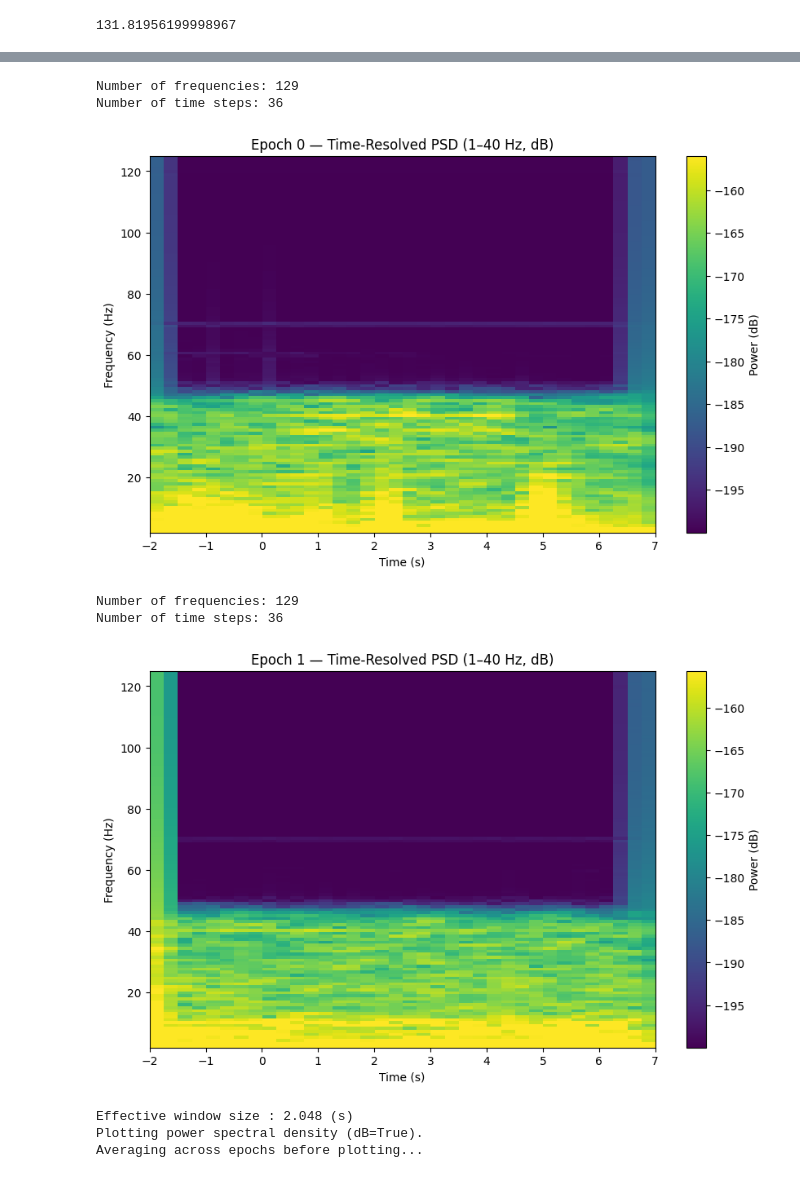
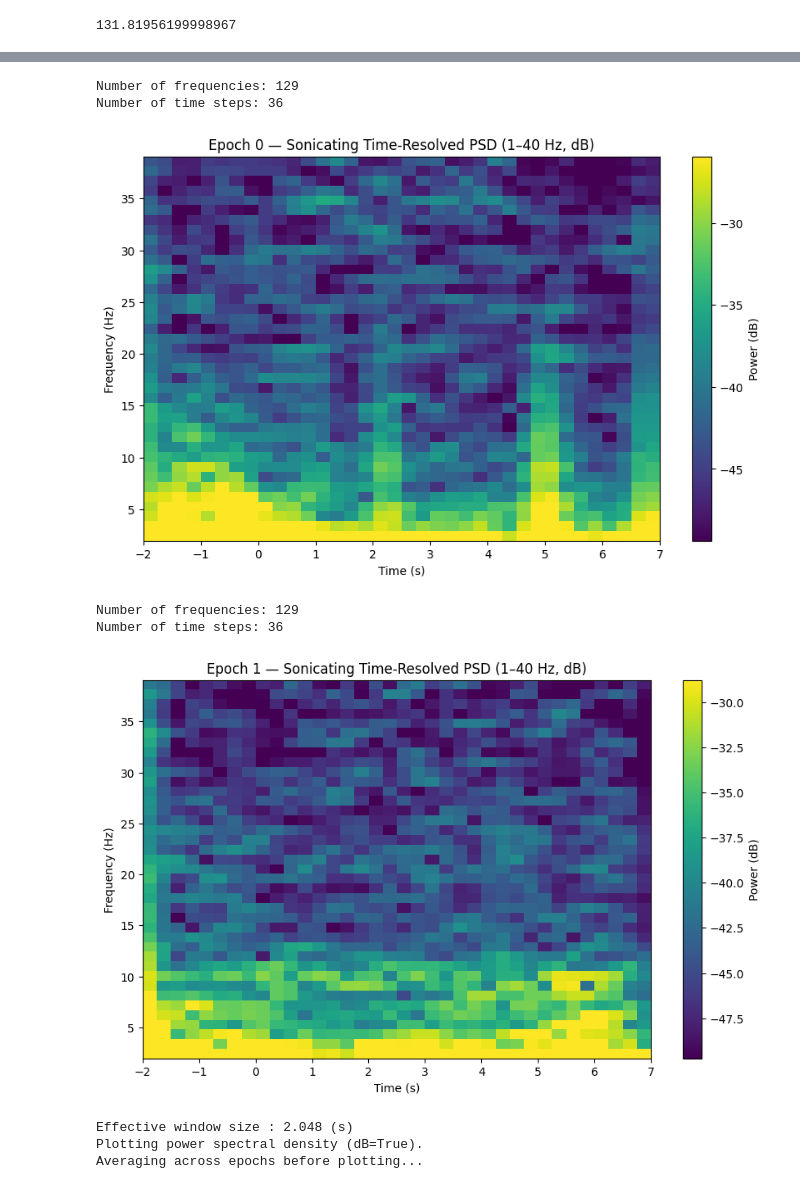
Before and after one commit to janetshin8030/OW_closedloop, a Jupyter notebook: PSDprocessing.ipynb, the cells around one changed output, grey strips where cells are left out. Cells and saved outputs as stored; diff of their text form; code cells hidden in the pictures.

```diff
--- a/PSDprocessing.ipynb
+++ b/PSDprocessing.ipynb
@@ -129,7 +144,6 @@ Applying ICA to Raw instance
     Zeroing out 4 ICA components
     Projecting back using 7 PCA components
 # %%
-# lifu_on_time_onset is an array of times in seconds
 event_samples = (lifu_on_time_onset * raw.info['sfreq']).astype(int)
 
 # Build MNE event array: shape (n_events, 3)
@@ -146,7 +160,7 @@ epochs = mne.Epochs(
     event_id=1,
     tmin=tmin,
     tmax=tmax,
-    baseline=None,     # or (-2, 0) if you want baseline correction
+    baseline=(-0.2, 0),     # or (-2, 0) if you want baseline correction
     preload=True
 )
 # %% [output]
@@ -174,69 +204,63 @@ all_freqs = []
 
 # Loop over epochs
 for idx, ep in enumerate(epochs):
-
-    # ep shape: (n_channels, n_times)
-    data = ep * 1e-6   # µV → V
-
-    # --- STFT parameters ---
+    data = ep #* 1e-6   # µV → V
     n_fft = 256
     step = 64
 
-    # --- Compute STFT ---
+    # stft
     Zxx = stft(data, wsize=n_fft, tstep=step)
-    power = np.abs(Zxx)**2 / (n_fft**2)
+    power = np.abs(Zxx)**2 / (n_fft**2) # normalizing
 
-    # --- Build time axis ---
+    # time axis
     tmin = epochs.tmin
     tmax = epochs.tmax
     times = np.linspace(tmin, tmax, power.shape[-1])
-
-    # --- Build frequency axis ---
+    # freq axis
     freqs = np.linspace(0, sfreq/2, power.shape[1])
 
-    # --- Select 1–40 Hz ---
-    mask = (freqs >= 1) #& (freqs <= 40)
+    # frequencies you want to see (1-40Hz)
+    mask = (freqs >= 1) & (freqs <= 40)
     freqs_1_40 = freqs[mask]
     power_1_40 = power[:, mask, :]
 
-    # --- Average across channels ---
+    # single graph for each epoch (averaging across channels)
     psd_avg = power_1_40.mean(axis=0)
 
-    # --- Convert to dB ---
+    # convert to db for better visualizations
     psd_db = 10 * np.log10(psd_avg + 1e-20)
 
-    # --- Clip color range ---
+    # only use 95%
     vmin = np.percentile(psd_db, 5)
     vmax = np.percentile(psd_db, 95)
 
-    # --- Store results ---
     all_spectrograms.append(psd_db)
     all_times.append(times)
     all_freqs.append(freqs_1_40)
 
     # --- Plot ---
     plt.figure(figsize=(10,6))
     plt.imshow(
         psd_db,
         aspect='auto',
         origin='lower',
         extent=[times[0], times[-1], freqs_1_40[0], freqs_1_40[-1]],
         vmin=vmin,
         vmax=vmax,
         cmap='viridis'
     )
     plt.xlabel("Time (s)")
     plt.ylabel("Frequency (Hz)")
-    plt.title(f"Epoch {idx} — Time‑Resolved PSD (1–40 Hz, dB)")
+    plt.title(f"Epoch {idx} — Sonicating Time‑Resolved PSD (1–40 Hz, dB)")
     plt.colorbar(label="Power (dB)")
     plt.show()
 # %% [output]
 Number of frequencies: 129
 Number of time steps: 36
-[figure, old version]
+[figure, new version]
 Number of frequencies: 129
 Number of time steps: 36
-[figure, old version]
+[figure, new version]
 # %%
 # averages all epochs for PSD
 
```
Also changed, not shown: parts of 10 cells of this notebook, 9 other files.
